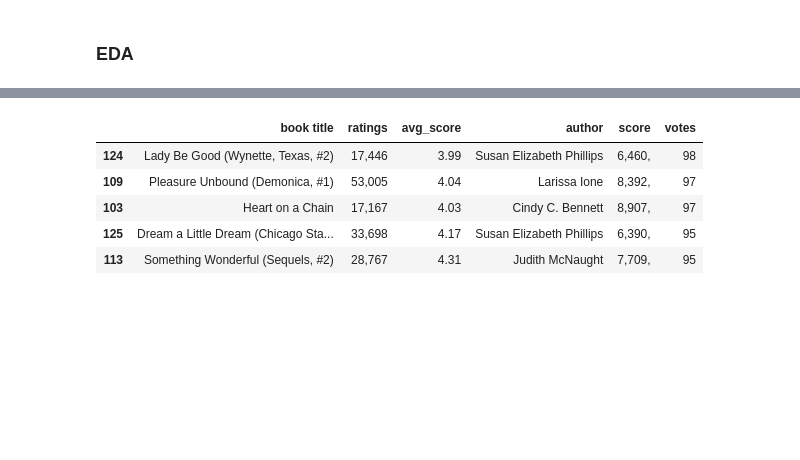
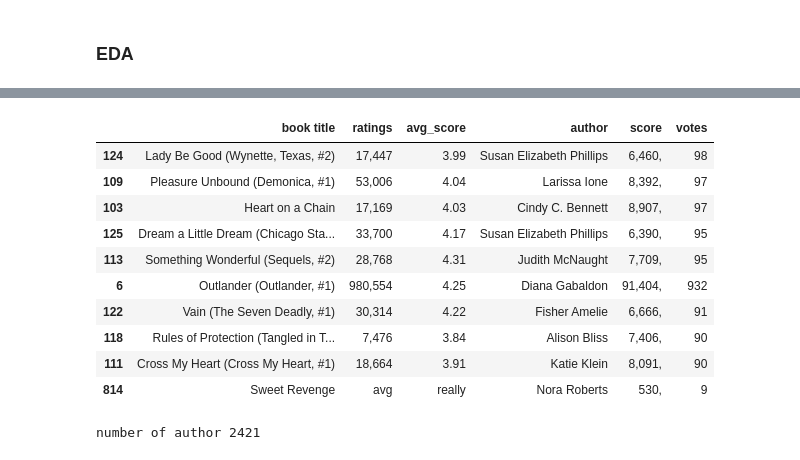
Before and after one commit to chandru1003/Data--Projects, a Jupyter notebook: Web scraping/Goodreads/Goodreads Web-Scraping.ipynb, the cells around one changed output, grey strips where cells are left out. Cells and saved outputs as stored; diff of their text form; code cells hidden in the pictures; blank space fills up the shorter version.

Commit message:
data handling v1

```diff
--- a/Web scraping/Goodreads/Goodreads Web-Scraping.ipynb
+++ b/Web scraping/Goodreads/Goodreads Web-Scraping.ipynb
@@ -211,10 +210,18 @@ data.describe()
 # %%
-
-data.sort_values(by=['votes','ratings'], ascending=False).head(5)
+data.sort_values(by=['votes','ratings'], ascending=False).head(10)
 # %% [output]
 |  | book title | ratings | avg_score | author | score | votes |
-| 124 | Lady Be Good (Wynette, Texas, #2) | 17,446 | 3.99 | Susan Elizabeth Phillips | 6,460, | 98 |
-| 109 | Pleasure Unbound (Demonica, #1) | 53,005 | 4.04 | Larissa Ione | 8,392, | 97 |
-| 103 | Heart on a Chain | 17,167 | 4.03 | Cindy C. Bennett | 8,907, | 97 |
-| 125 | Dream a Little Dream (Chicago Sta... | 33,698 | 4.17 | Susan Elizabeth Phillips | 6,390, | 95 |
-| 113 | Something Wonderful (Sequels, #2) | 28,767 | 4.31 | Judith McNaught | 7,709, | 95 |
+| 124 | Lady Be Good (Wynette, Texas, #2) | 17,447 | 3.99 | Susan Elizabeth Phillips | 6,460, | 98 |
+| 109 | Pleasure Unbound (Demonica, #1) | 53,006 | 4.04 | Larissa Ione | 8,392, | 97 |
+| 103 | Heart on a Chain | 17,169 | 4.03 | Cindy C. Bennett | 8,907, | 97 |
+| 125 | Dream a Little Dream (Chicago Sta... | 33,700 | 4.17 | Susan Elizabeth Phillips | 6,390, | 95 |
+| 113 | Something Wonderful (Sequels, #2) | 28,768 | 4.31 | Judith McNaught | 7,709, | 95 |
+| 6 | Outlander (Outlander, #1) | 980,554 | 4.25 | Diana Gabaldon | 91,404, | 932 |
+| 122 | Vain (The Seven Deadly, #1) | 30,314 | 4.22 | Fisher Amelie | 6,666, | 91 |
+| 118 | Rules of Protection (Tangled in T... | 7,476 | 3.84 | Alison Bliss | 7,406, | 90 |
+| 111 | Cross My Heart (Cross My Heart, #1) | 18,664 | 3.91 | Katie Klein | 8,091, | 90 |
+| 814 | Sweet Revenge | avg | really | Nora Roberts | 530, | 9 |
+# %%
+print("number of author",data.author.nunique())
+# %% [output]
+number of author 2421
```
Also changed, not shown: parts of 5 cells of this notebook.
